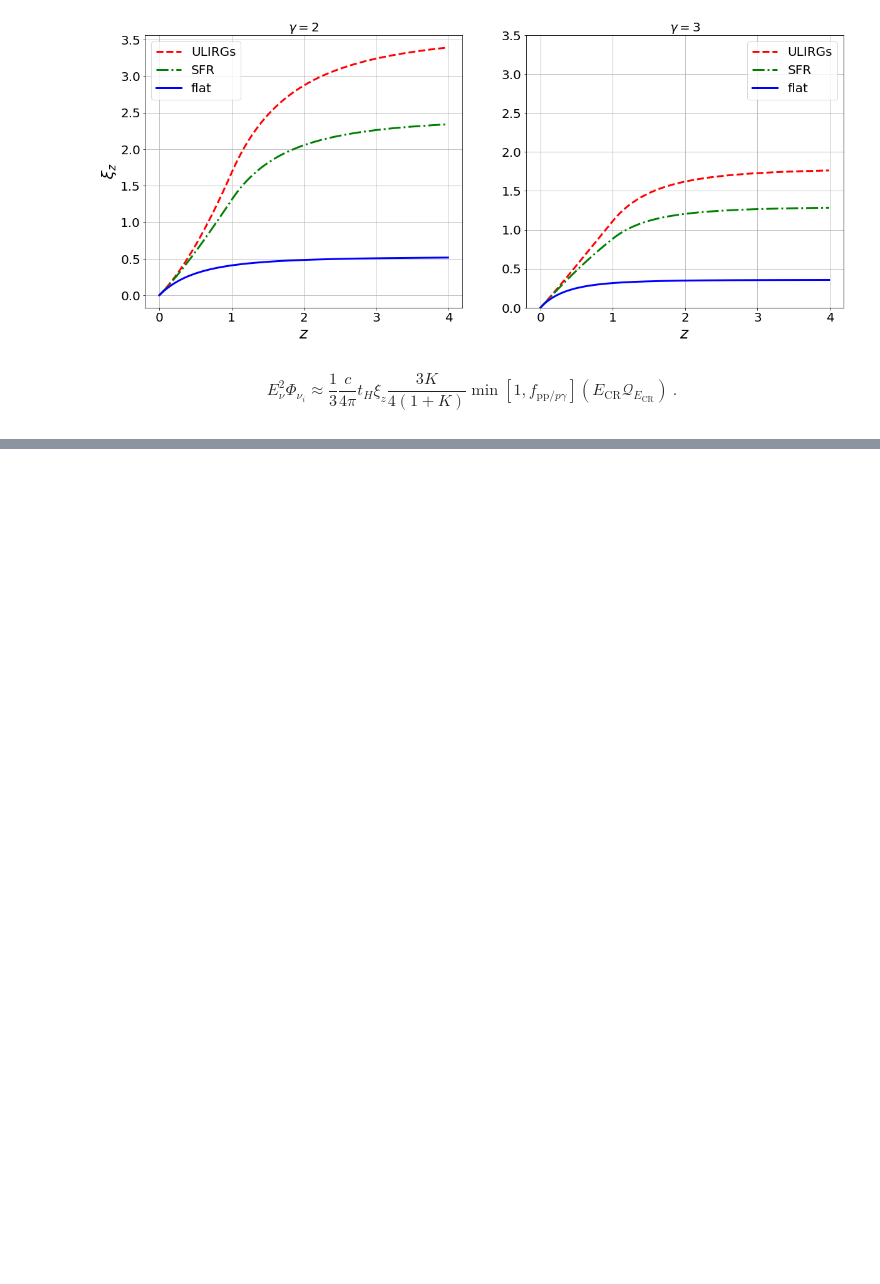
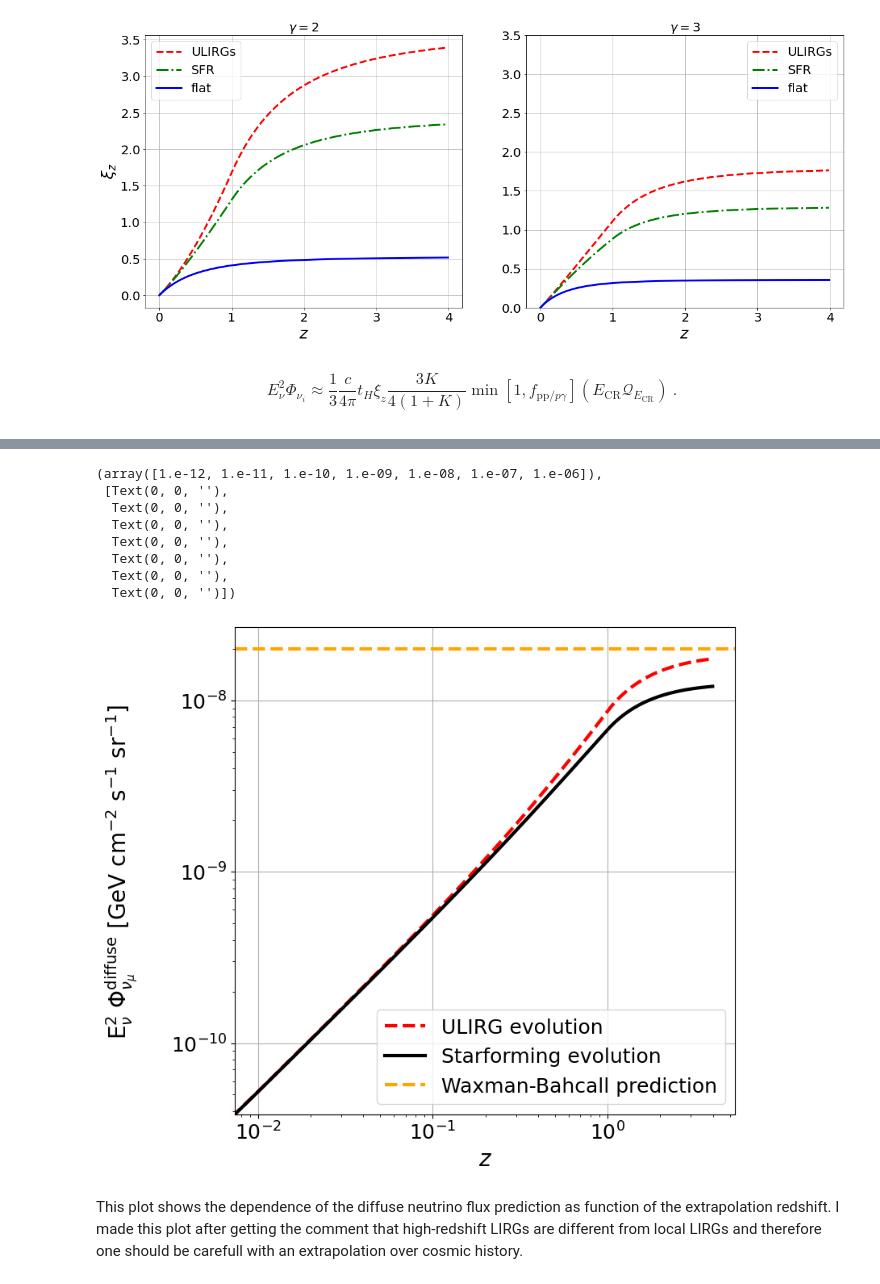
Before and after one commit to YarnoMerckx/diffuse-neutrino-flux-u-lirgs, a Jupyter notebook: Extrapolation.ipynb, the cells around one changed output, grey strips where cells are left out. Drawn from its saved outputs; the diff is of its cells as text; code cells hidden in the pictures; blank space fills up the shorter version.

```diff
--- a/Extrapolation.ipynb
+++ b/Extrapolation.ipynb
@@ -296,0 +308,30 @@ plt.savefig("/Users/yarno/Documents/PhD/Pictures/Extrapolation_plots/PredictionV
+# %%
+
+F_xi_U = [nuflux(0,Emin, Emax, 2,75,xi(2,i,'ULIRG'),eta_tot,1,'(U)LIRG','pp','individual','no') for i in z_range]
+F_xi_SFR = [nuflux(0,Emin, Emax, 2,75,xi(2,i,'starforming'),eta_tot,1,'(U)LIRG','pp','individual','no') for i in z_range]
+# %%
+fig=plt.figure(figsize=(8,8), dpi= 100, facecolor='w', edgecolor='k')
+
+plt.plot(z_range, F_xi_U, label = 'ULIRG evolution', linestyle = '--', c = 'red',linewidth = 3)
+plt.plot(z_range, F_xi_SFR, label = 'Starforming evolution', c = 'k', linewidth = 3)
+plt.axhline(y= 2e-8, linestyle = '--', color = 'orange',linewidth = 3, label = 'Waxman-Bahcall prediction')
+plt.ylabel('E$_{\\nu}^2$ $\\Phi ^{\\mathrm{diffuse}}_{\\nu_\\mu}$ [GeV cm$^{-2}$ s$^{-1}$ sr$^{-1}$] \n', fontsize = 20)
+plt.xlabel('$z$', fontsize = 20)
+plt.yscale('log')
+plt.xscale('log')
+plt.grid()
+plt.legend(fontsize = 18)
+plt.xticks(fontsize = 18)
+plt.yticks(fontsize = 18)
+# %% [output]
+(array([1.e-12, 1.e-11, 1.e-10, 1.e-09, 1.e-08, 1.e-07, 1.e-06]),
+ [Text(0, 0, ''),
+  Text(0, 0, ''),
+  Text(0, 0, ''),
+  Text(0, 0, ''),
+  Text(0, 0, ''),
+  Text(0, 0, ''),
+  Text(0, 0, '')])
+[figure, added]
+# %% [markdown]
+This plot shows the dependence of the diffuse neutrino flux prediction as function of the extrapolation redshift. I made this plot after getting the comment that high-redshift LIRGs are different from local LIRGs and therefore one should be carefull with an extrapolation over cosmic history.
```
Also changed, not shown: parts of 12 cells of this notebook, 2 other files.
